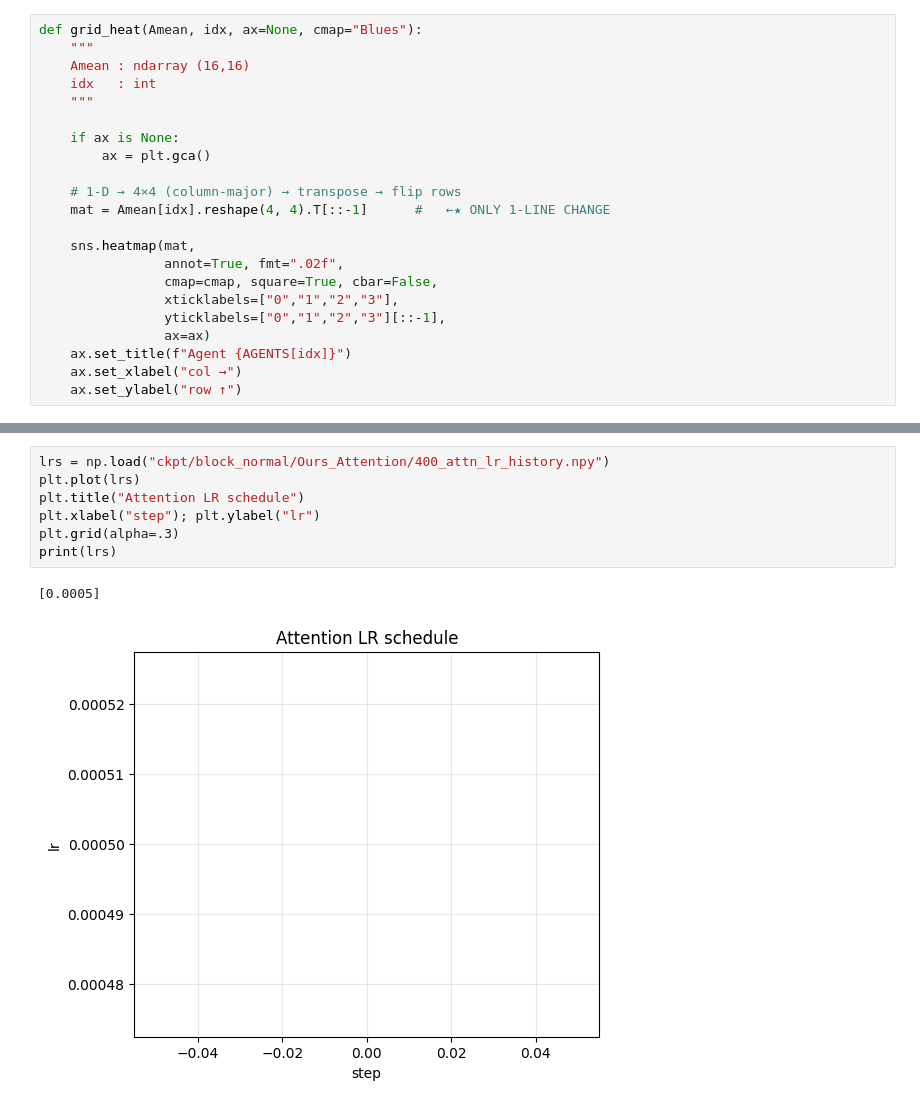
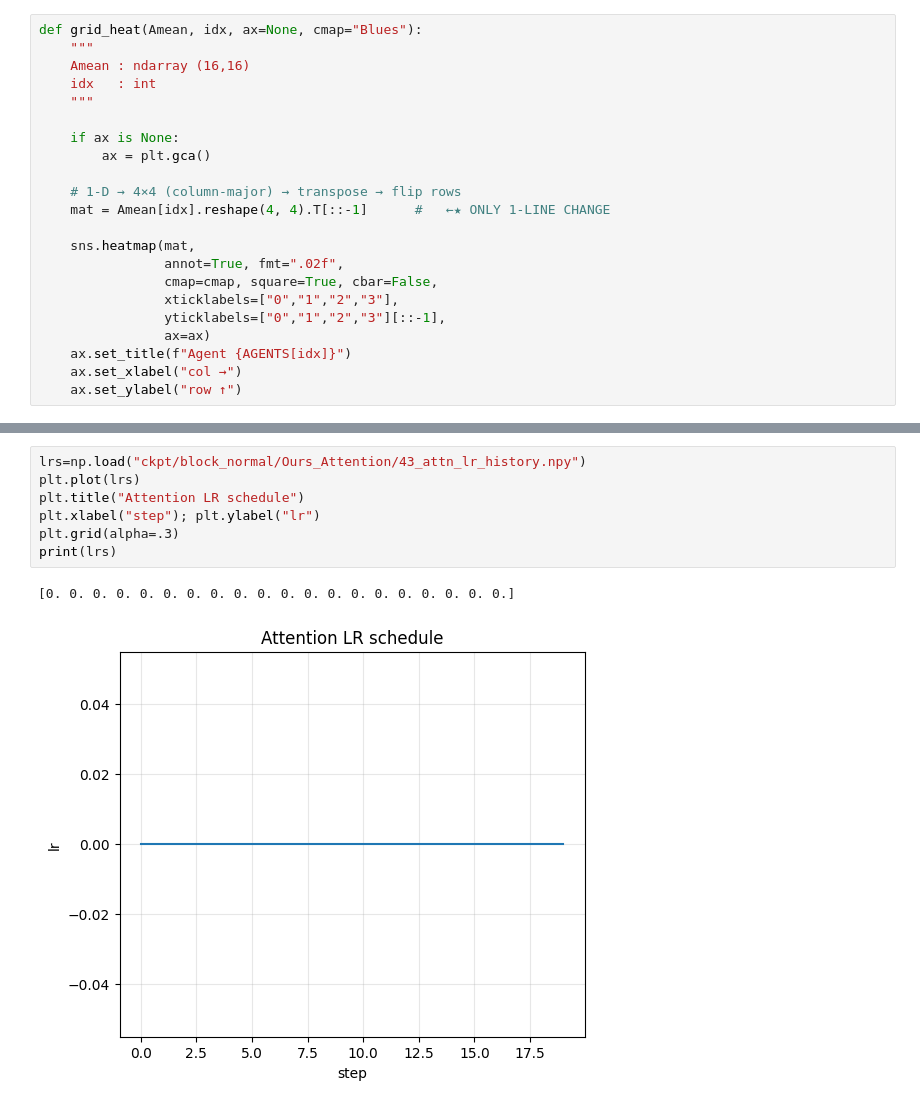
Before and after one commit to wissem18/MacLight, a Jupyter notebook: attention_analysis.ipynb, the cells around one changed output, grey strips where cells are left out. Cells and saved outputs as stored; diff of their text form.

```diff
--- a/attention_analysis.ipynb
+++ b/attention_analysis.ipynb
@@ -128,10 +111,10 @@ plt.tight_layout(); plt.show()
-# %%
-lrs = np.load("ckpt/block_normal/Ours_Attention/400_attn_lr_history.npy")
-plt.plot(lrs)
-plt.title("Attention LR schedule")
-plt.xlabel("step"); plt.ylabel("lr")
-plt.grid(alpha=.3)
-print(lrs)
-# %% [output]
-[0.0005]
-[figure, removed]
+# %%
+lrs=np.load("ckpt/block_normal/Ours_Attention/43_attn_lr_history.npy")
+plt.plot(lrs)
+plt.title("Attention LR schedule")
+plt.xlabel("step"); plt.ylabel("lr")
+plt.grid(alpha=.3)
+print(lrs)
+# %% [output]
+[0. 0. 0. 0. 0. 0. 0. 0. 0. 0. 0. 0. 0. 0. 0. 0. 0. 0. 0. 0.]
+[figure, added]
```
Also changed, not shown: parts of 6 cells of this notebook, 4 other files.
